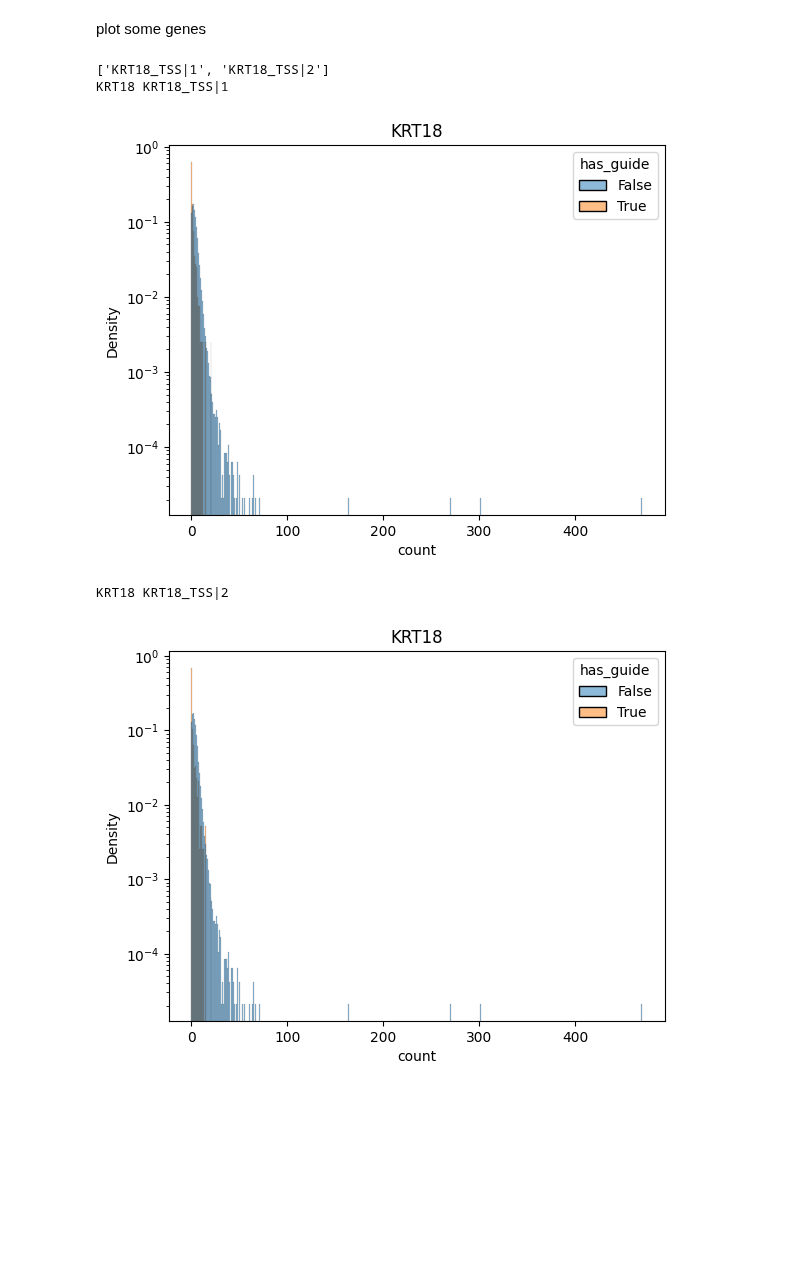
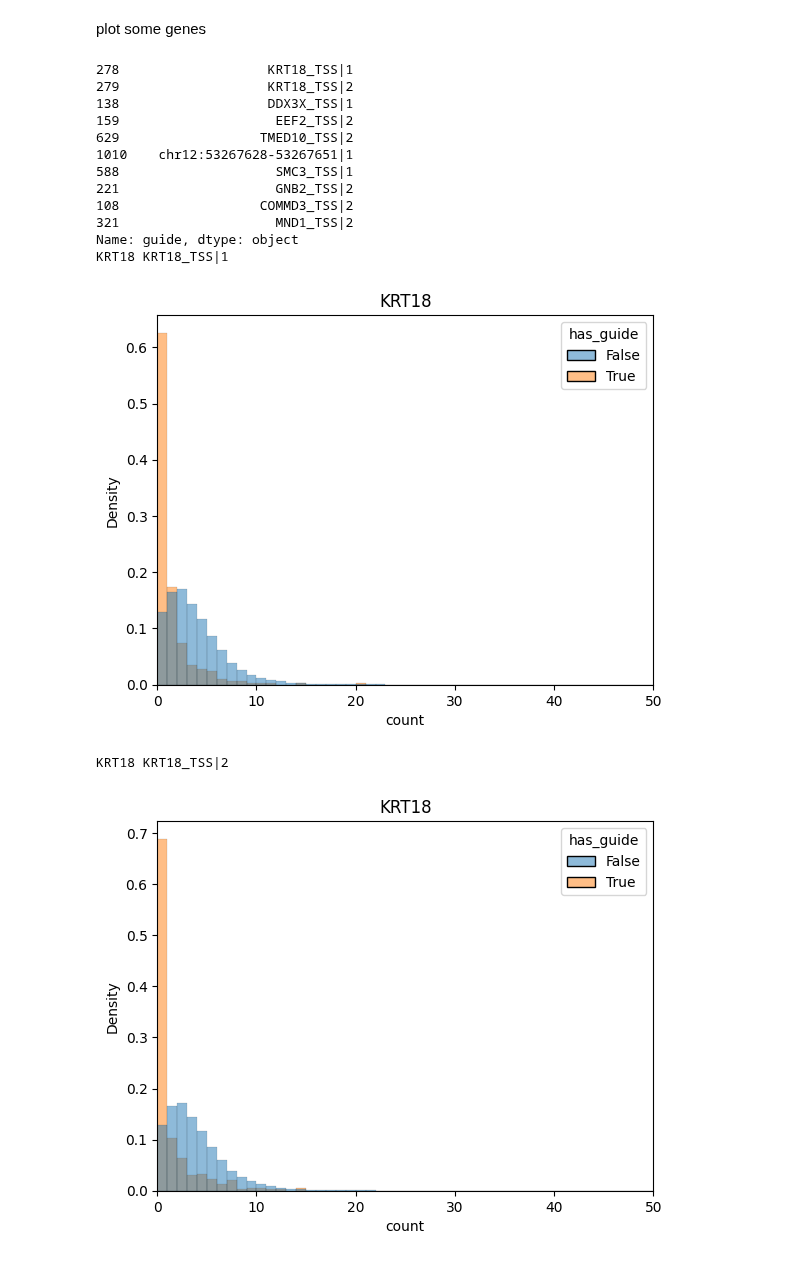
Before and after one commit to pinellolab/PerTurbo, a Jupyter notebook: reproducibility/gasperini_pilot.ipynb, the cells around one changed output. Cells and saved outputs as stored; diff of their text form; code cells hidden in the pictures; blank space fills up the shorter version.

```diff
--- a/reproducibility/gasperini_pilot.ipynb
+++ b/reproducibility/gasperini_pilot.ipynb
@@ -291,12 +321,12 @@ KeyError: 'perturb_mean_lfc.mu'
 # %%
 
-scpower_df = pd.merge(mu_df, p_df)
+scpower_df = pd.merge(z_df, p_df)
 if not smoke_test:
     scpower_df.to_csv("~/Downloads/all_results.csv")
 # significant_results = scpower_df.query("p_value < 1e-8")
 # significant_results['element'] = significant_results['guide'].str.split("|", expand=True)[0]
 # significant_results
-scpower_df
+scpower_df.sort_values("p_value")
 
 # guide_gene_pairs = significant_results.groupby(['element','gene'])['guide'].count()
 # guide_gene_pairs=guide_gene_pairs[guide_gene_pairs==2]
@@ -380,38 +432,49 @@ plot some genes
 # %%
 import scanpy as sc
 
 # guide_1 = f"{plot_gene}_TSS|1"
 # guide_2 = f"{plot_gene}_TSS|2"
 # guide_1 = "TMED10_TSS|1"
 # guide_2 = "TMED10_TSS|2"
+plot_genes=[selected_genes[0]]
+plot_guides=scpower_df.nsmallest(10, "p_value")['guide']
 
-
-print(selected_guides)
+print(plot_guides)
 # plot_genes = selected_genes
 # plot_gene = selected_genes
 # plot_genes = ["TMED10","KDELR2","KDELR3","SEC13", "YIF1A"]
-for plot_gene in selected_genes:
-    for plot_guide in selected_guides:
+for plot_gene in plot_genes:
+    for plot_guide in plot_guides:
         print(plot_gene, plot_guide)
         counts = mdata["rna"][:, plot_gene].X.todense().A1
         guide_1_obs = mdata["grna"][:, plot_guide].X.astype(bool).squeeze()
 
         plot_df = pd.DataFrame({"count": counts, "has_guide": guide_1_obs})
         sns.histplot(
             plot_df,
             x="count",
             hue="has_guide",
             binwidth=1,
             common_norm=False,
             stat="density",
         )
-        plt.semilogy()
-        # plt.xlim(0, 50)
+        # plt.semilogy()
+        plt.xlim(0, 50)
         plt.title(plot_gene)
         plt.show()
 # %% [output]
-['KRT18_TSS|1', 'KRT18_TSS|2']
+278                   KRT18_TSS|1
+279                   KRT18_TSS|2
+138                   DDX3X_TSS|1
+159                    EEF2_TSS|2
+629                  TMED10_TSS|2
+1010    chr12:53267628-53267651|1
+588                    SMC3_TSS|1
+221                    GNB2_TSS|2
+108                  COMMD3_TSS|2
+321                    MND1_TSS|2
+Name: guide, dtype: object
 KRT18 KRT18_TSS|1
-[figure, old version]
+[figure, new version]
 KRT18 KRT18_TSS|2
-[figure, old version]
+[figure, new version]
```
Also changed, not shown: parts of 16 cells of this notebook, 4 other files.
